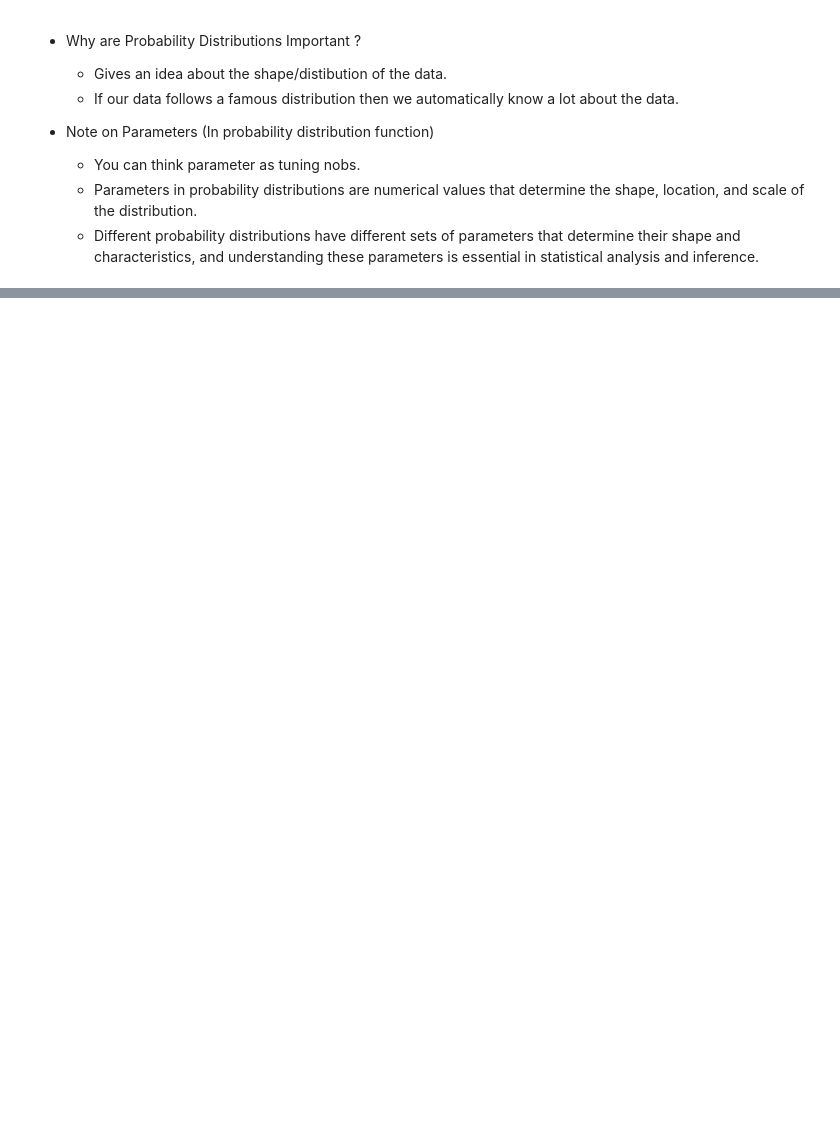
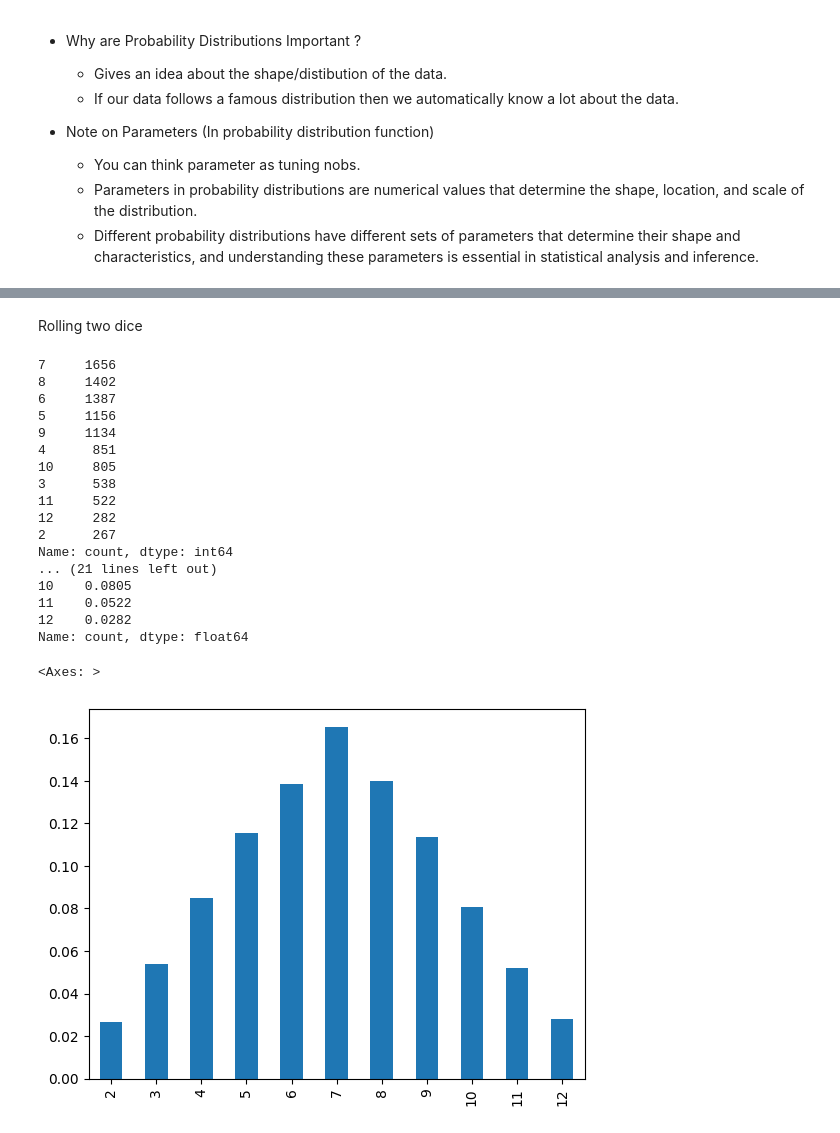
Before and after one commit to jain40470/Machine-Learning, a Jupyter notebook: Stats & Prob/Probability/ProbabilityDistribution/DistributionFunctions.ipynb, the cells around one changed output, grey strips where cells are left out. Drawn from its saved outputs; the diff is of its cells as text; code cells hidden in the pictures; blank space fills up the shorter version.

```diff
--- a/Stats & Prob/Probability/DistributionFunctions.ipynb
+++ b/Stats & Prob/Probability/ProbabilityDistribution/DistributionFunctions.ipynb
@@ -82,0 +141,44 @@
+# %% [markdown]
+Rolling two dice
+# %%
+L = []
+
+for i in range(10000) : # rolling dics 10000 times
+    a = random.randint(1,6)
+    b = random.randint(1,6)
+    L.append(a + b)
+
+a = pd.Series(L).value_counts()
+b = pd.Series(L).value_counts().sum()
+c = a/b
+
+print(a)
+print(b)
+print(c)
+
+c = c.sort_index()
+print(c)
+
+c.plot(kind = 'bar')
+
+# btw it is uniform probability distribution
+# %% [output]
+7     1656
+8     1402
+6     1387
+5     1156
+9     1134
+4      851
+10     805
+3      538
+11     522
+12     282
+2      267
+Name: count, dtype: int64
+... (21 lines left out)
+10    0.0805
+11    0.0522
+12    0.0282
+Name: count, dtype: float64
+<Axes: >
+[figure, added]
```
Also changed, not shown: parts of 24 cells of this notebook, 30 other files.
